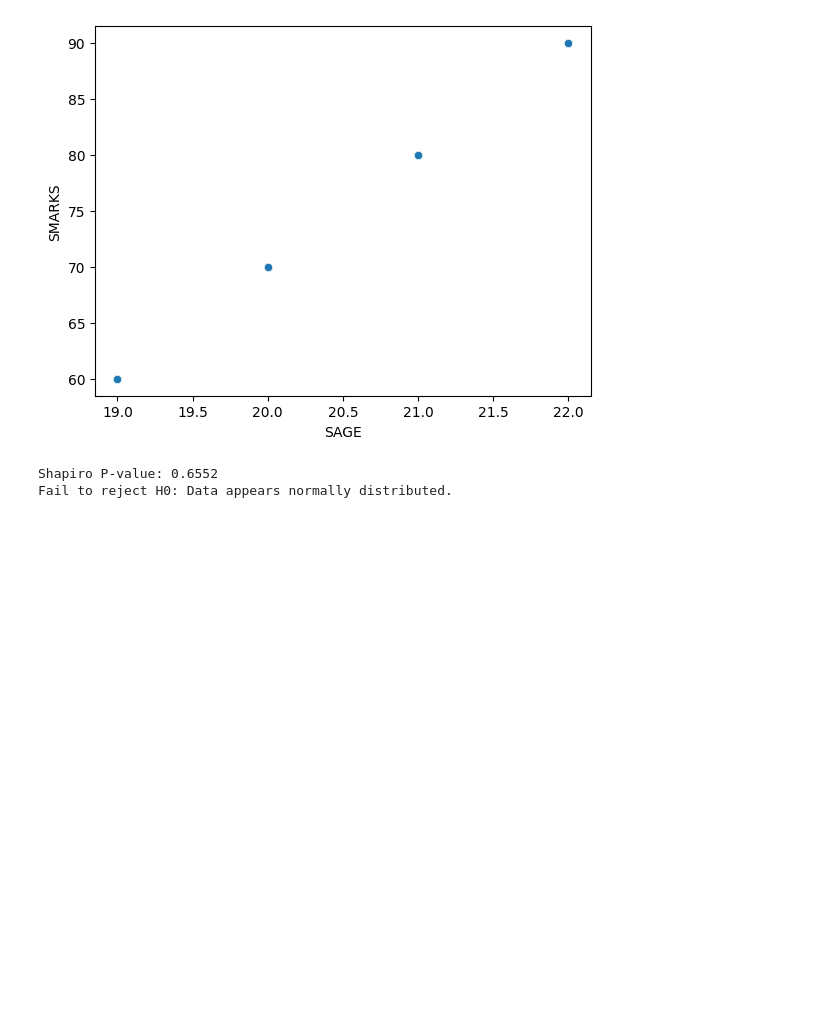
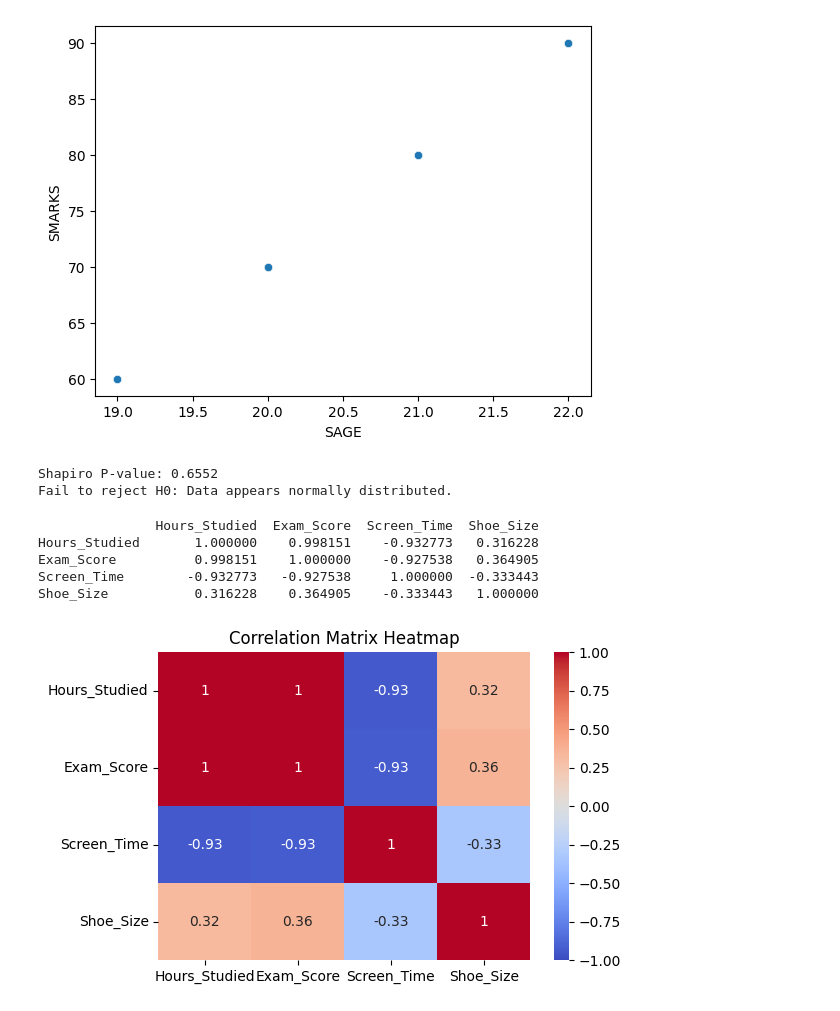
Before and after one commit to raghurammudumbi-collab/STTP-DATASCIENE-ANALYTICS, a Jupyter notebook: STTP_DAY2_REFINED_DATA_ANALYSE_AND_VISUALIZE.ipynb, the cells around one changed output. Cells and saved outputs as stored; diff of their text form; code cells hidden in the pictures; blank space fills up the shorter version.

```diff
--- a/STTP_DAY2_REFINED_DATA_ANALYSE_AND_VISUALIZE.ipynb
+++ b/STTP_DAY2_REFINED_DATA_ANALYSE_AND_VISUALIZE.ipynb
@@ -267,3 +267,38 @@ else:
 # %% [output]
 Shapiro P-value: 0.6552
 Fail to reject H0: Data appears normally distributed.
+# %%
+import matplotlib.pyplot as plt
+import pandas as pd
+import seaborn as sns
+# Create a sample dictionary mapping student performance
+data = {
+    'Hours_Studied': [2, 3, 4, 5, 6, 7, 8],
+    'Exam_Score': [55, 60, 68, 72, 80, 85, 92],
+    'Screen_Time': [6, 5, 5, 4, 2, 1, 2],
+    'Shoe_Size': [9, 9, 10, 8, 11, 9, 10],
+}
+df = pd.DataFrame(data)
+corr_matrix = df.corr()
+print(corr_matrix)
+# Set up the matplotlib figure size
+plt.figure(figsize=(6, 4))
+
+# Generate the heatmap
+sns.heatmap(
+    corr_matrix,
+    annot=True,  # Shows the numerical values inside the squares
+    cmap='coolwarm',  # Blue for negative, Red for positive correlations
+    vmin=-1,
+    vmax=1,  # Set bounds to represent full correlation range
+)
+
+plt.title('Correlation Matrix Heatmap')
+plt.show()
+# %% [output]
+               Hours_Studied  Exam_Score  Screen_Time  Shoe_Size
+Hours_Studied       1.000000    0.998151    -0.932773   0.316228
+Exam_Score          0.998151    1.000000    -0.927538   0.364905
+Screen_Time        -0.932773   -0.927538     1.000000  -0.333443
+Shoe_Size           0.316228    0.364905    -0.333443   1.000000
+[figure, added]
```
